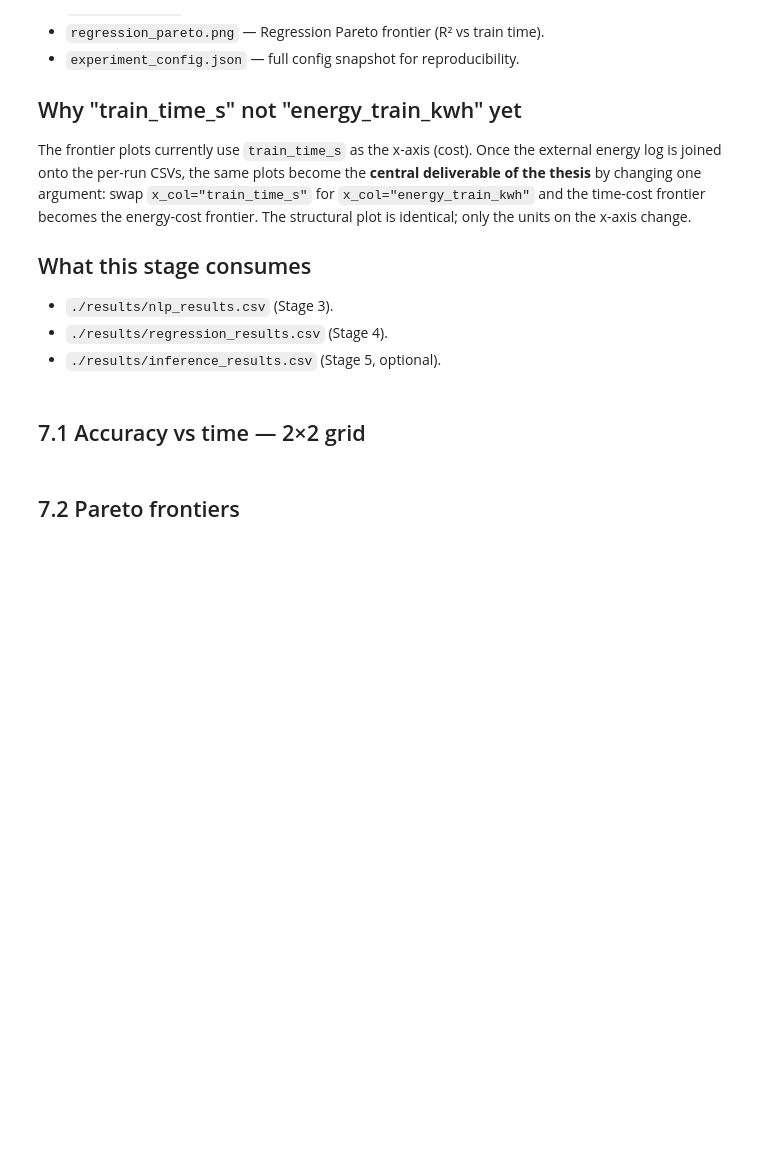
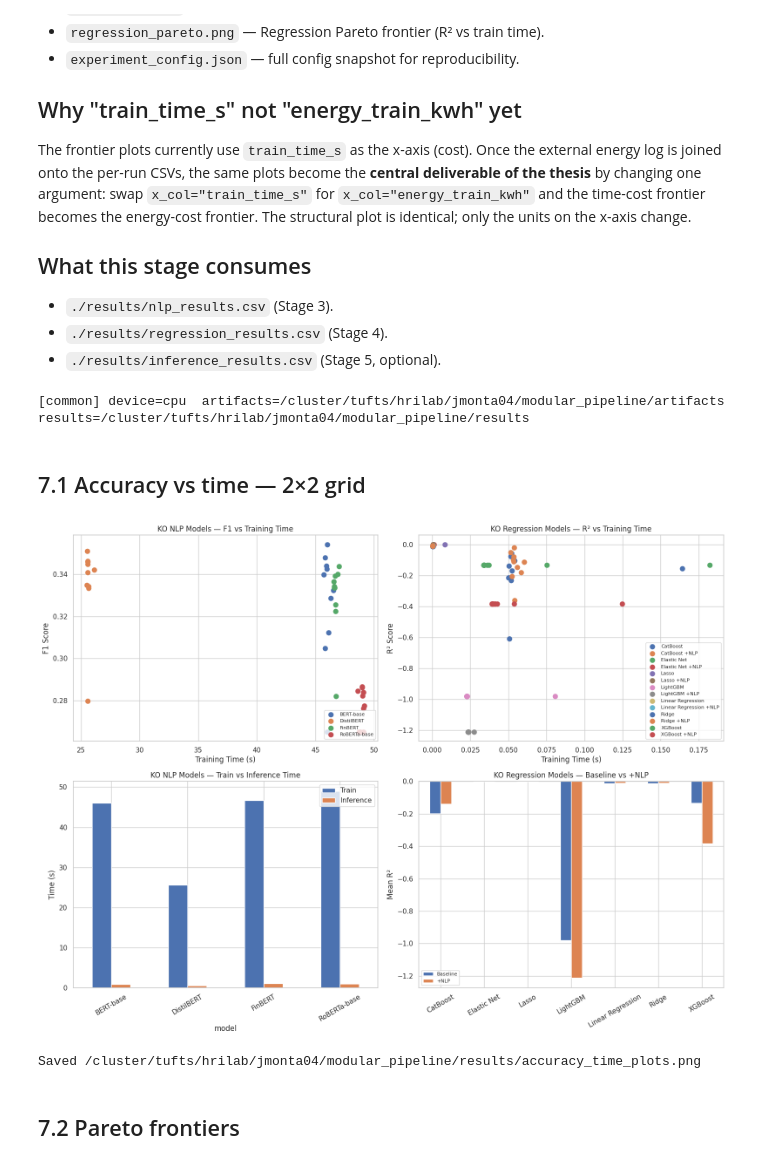
Before and after one commit to jomo8/energy-analysis-pipeline, a Jupyter notebook: 07_visualization.ipynb, the cells around one changed output. Saved outputs shown, nothing was run; the diff lists cells and outputs as text; code cells hidden in the pictures; blank space fills up the shorter version.

```diff
--- a/07_visualization.ipynb
+++ b/07_visualization.ipynb
@@ -34,12 +34,14 @@ import seaborn as sns
 sns.set_theme(style="whitegrid")
 
 # Load summary results generated by prior stages.
-nlp_df = pd.read_csv(RESULTS_DIR / "nlp_results.csv")
+nlp_df = pd.read_csv(RESULTS_DIR / "nlp_results_with_energy.csv")
 reg_df = pd.read_csv(RESULTS_DIR / "regression_results.csv")
 
 # Inference file may not exist if Stage 5 was skipped.
 inf_path = RESULTS_DIR / "inference_results.csv"
 inf_df = pd.read_csv(inf_path) if inf_path.exists() else None
+# %% [output]
+[common] device=cpu  artifacts=/cluster/tufts/hrilab/jmonta04/modular_pipeline/artifacts  results=/cluster/tufts/hrilab/jmonta04/modular_pipeline/results
 # %% [markdown]
 ## 7.1 Accuracy vs time — 2×2 grid
 # %%
@@ -57,7 +59,7 @@ for model_name, grp in nlp_df.groupby("model"):
     ax.scatter(grp["train_time_s"], grp["f1"], label=model_name, s=60)
 ax.set_xlabel("Training Time (s)")
 ax.set_ylabel("F1 Score")
-ax.set_title("AMZN NLP Models — F1 vs Training Time")
+ax.set_title("KO NLP Models — F1 vs Training Time")
 ax.legend(fontsize=8, loc="lower right")
 
 # 2) Regression scatter: R² versus training time.
@@ -66,38 +68,41 @@ for model_name, grp in reg_df.groupby("model"):
     ax.scatter(grp["train_time_s"], grp["r2"], label=model_name, s=60)
 ax.set_xlabel("Training Time (s)")
 ax.set_ylabel("R² Score")
-ax.set_title("AMZN Regression Models — R² vs Training Time")
+ax.set_title("KO Regression Models — R² vs Training Time")
 ax.legend(fontsize=8, loc="lower right")
 
 # 3) NLP bar chart: mean train and inference time per model.
 ax = axes[1, 0]
 nlp_agg = nlp_df.groupby("model")[["train_time_s", "infer_time_s"]].mean()
 nlp_agg.plot.bar(ax=ax)
 ax.set_ylabel("Time (s)")
-ax.set_title("AMZN NLP Models — Train vs Inference Time")
+ax.set_title("KO NLP Models — Train vs Inference Time")
 ax.tick_params(axis="x", rotation=30)
 ax.legend(["Train", "Inference"])
 
 # 4) Regression bar chart: baseline R² compared to +NLP R².
 ax = axes[1, 1]
 baseline_mean = reg_df[~reg_df["model"].str.endswith("+NLP")].groupby("model")["r2"].mean()
 aug_mean = reg_df[reg_df["model"].str.endswith("+NLP")].assign(
     base_model=lambda d: d["model"].str.replace(" +NLP", "", regex=False)
 ).groupby("base_model")["r2"].mean()
 compare_r2 = pd.concat(
     [baseline_mean.rename("Baseline"), aug_mean.rename("+NLP")], axis=1
 )
 compare_r2.plot.bar(ax=ax)
 ax.set_ylabel("Mean R²")
-ax.set_title("AMZN Regression Models — Baseline vs +NLP")
+ax.set_title("KO Regression Models — Baseline vs +NLP")
 ax.tick_params(axis="x", rotation=30)
 ax.legend(fontsize=8)
 
 # Save and show final 2x2 figure.
 plt.tight_layout()
 plt.savefig(RESULTS_DIR / "accuracy_time_plots.png", dpi=150, bbox_inches="tight")
 plt.show()
 print(f"Saved {RESULTS_DIR / 'accuracy_time_plots.png'}")
+# %% [output]
+[figure, added]
+Saved /cluster/tufts/hrilab/jmonta04/modular_pipeline/results/accuracy_time_plots.png
 # %% [markdown]
 ## 7.2 Pareto frontiers
 # %%
```
Also changed, not shown: parts of 2 cells of this notebook, 11 other files.
